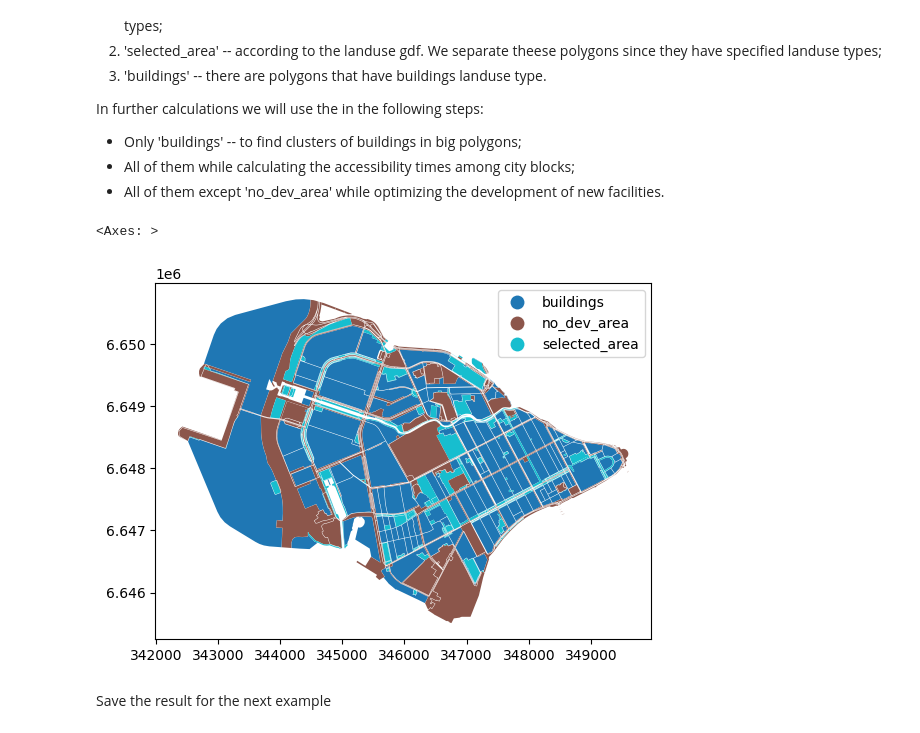
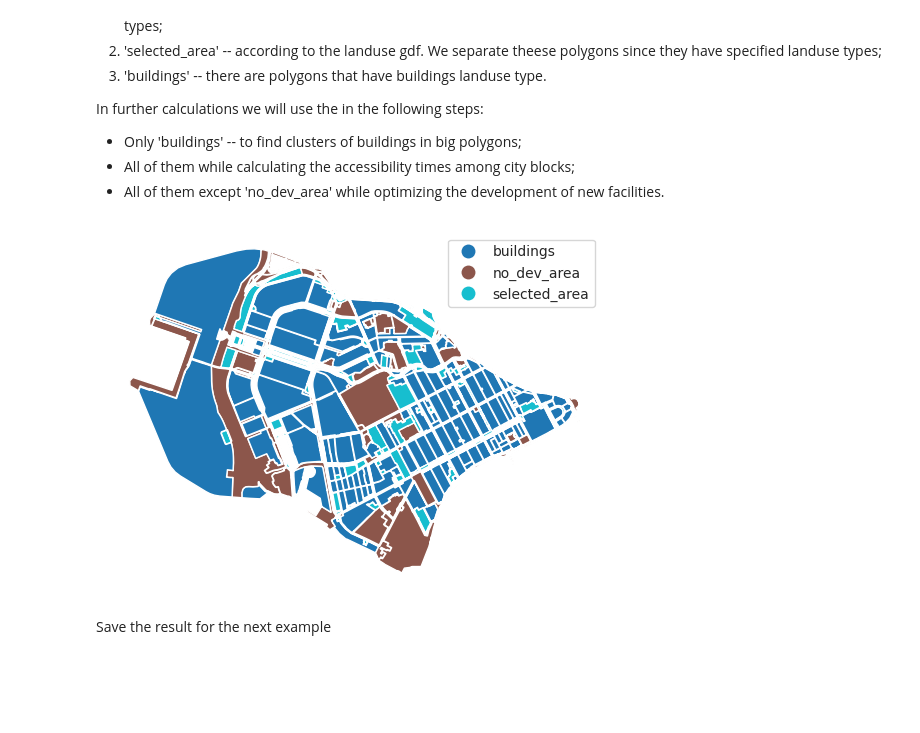
Before and after one commit to aimclub/blocksnet, a Jupyter notebook: examples/1 blocks_cutter.ipynb, the cells around one changed output. Cells and saved outputs as stored; diff of their text form; code cells hidden in the pictures; blank space fills up the shorter version.

```diff
--- a/examples/1 blocks_cutter.ipynb
+++ b/examples/1 blocks_cutter.ipynb
@@ -67,10 +67,9 @@ In further calculations we will use the in the following steps:
 - All of them while calculating the accessibility times among city blocks;
 - All of them except 'no_dev_area' while optimizing the development of new facilities.
 # %%
-blocks.to_gdf().plot(column='landuse', legend=True)
+blocks.plot(column='landuse', legend=True).set_axis_off()
 # %% [output]
-<Axes: >
-[figure, old version]
+[figure, new version]
 # %% [markdown]
 Save the result for the next example
 # %%
```
Also changed, not shown: parts of 2 cells of this notebook, 12 other files.
